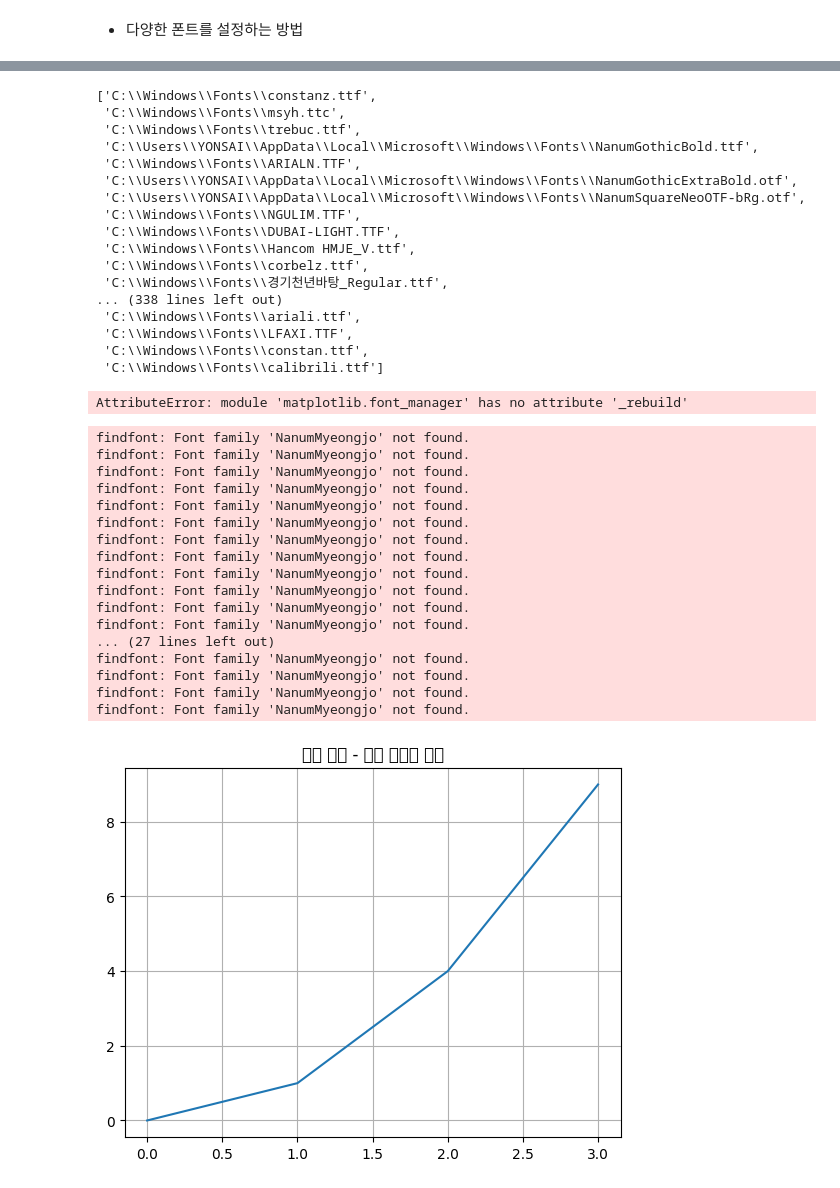
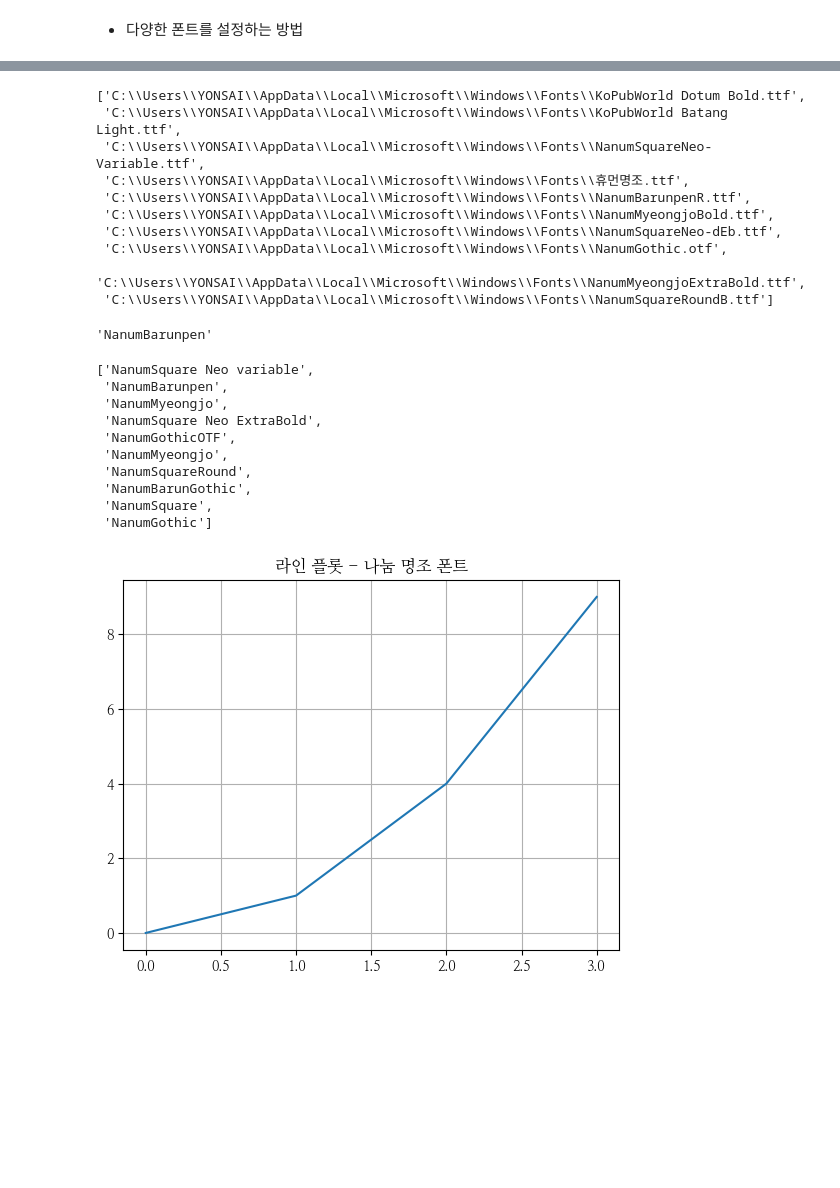
Before and after one commit to ckiekim/DataAnalysis_Lecture-2023.04, a Jupyter notebook: 03.시각화/01.한글(VSCode).ipynb, the cells around one changed output, grey strips where cells are left out. Drawn from its saved outputs; the diff is of its cells as text; code cells hidden in the pictures; blank space fills up the shorter version.

```diff
--- a/03.시각화/01.한글(VSCode).ipynb
+++ b/03.시각화/01.한글(VSCode).ipynb
@@ -41,26 +45,31 @@ AttributeError: module 'matplotlib.font_manager' has no attribute '_rebuild'
 # %%
-font_list
+font_list[:10]
 # %% [output]
-['C:\\Windows\\Fonts\\constanz.ttf',
- 'C:\\Windows\\Fonts\\msyh.ttc',
- 'C:\\Windows\\Fonts\\trebuc.ttf',
- 'C:\\Users\\YONSAI\\AppData\\Local\\Microsoft\\Windows\\Fonts\\NanumGothicBold.ttf',
- 'C:\\Windows\\Fonts\\ARIALN.TTF',
- 'C:\\Users\\YONSAI\\AppData\\Local\\Microsoft\\Windows\\Fonts\\NanumGothicExtraBold.otf',
- 'C:\\Users\\YONSAI\\AppData\\Local\\Microsoft\\Windows\\Fonts\\NanumSquareNeoOTF-bRg.otf',
- 'C:\\Windows\\Fonts\\NGULIM.TTF',
- 'C:\\Windows\\Fonts\\DUBAI-LIGHT.TTF',
- 'C:\\Windows\\Fonts\\Hancom HMJE_V.ttf',
- 'C:\\Windows\\Fonts\\corbelz.ttf',
- 'C:\\Windows\\Fonts\\경기천년바탕_Regular.ttf',
-... (338 lines left out)
- 'C:\\Windows\\Fonts\\ariali.ttf',
- 'C:\\Windows\\Fonts\\LFAXI.TTF',
- 'C:\\Windows\\Fonts\\constan.ttf',
- 'C:\\Windows\\Fonts\\calibrili.ttf']
+['C:\\Users\\YONSAI\\AppData\\Local\\Microsoft\\Windows\\Fonts\\KoPubWorld Dotum Bold.ttf',
+ 'C:\\Users\\YONSAI\\AppData\\Local\\Microsoft\\Windows\\Fonts\\KoPubWorld Batang Light.ttf',
+ 'C:\\Users\\YONSAI\\AppData\\Local\\Microsoft\\Windows\\Fonts\\NanumSquareNeo-Variable.ttf',
+ 'C:\\Users\\YONSAI\\AppData\\Local\\Microsoft\\Windows\\Fonts\\휴먼명조.ttf',
+ 'C:\\Users\\YONSAI\\AppData\\Local\\Microsoft\\Windows\\Fonts\\NanumBarunpenR.ttf',
+ 'C:\\Users\\YONSAI\\AppData\\Local\\Microsoft\\Windows\\Fonts\\NanumMyeongjoBold.ttf',
+ 'C:\\Users\\YONSAI\\AppData\\Local\\Microsoft\\Windows\\Fonts\\NanumSquareNeo-dEb.ttf',
+ 'C:\\Users\\YONSAI\\AppData\\Local\\Microsoft\\Windows\\Fonts\\NanumGothic.otf',
+ 'C:\\Users\\YONSAI\\AppData\\Local\\Microsoft\\Windows\\Fonts\\NanumMyeongjoExtraBold.ttf',
+ 'C:\\Users\\YONSAI\\AppData\\Local\\Microsoft\\Windows\\Fonts\\NanumSquareRoundB.ttf']
+# %%
+f = fm.FontProperties(fname='C:\\Users\\YONSAI\\AppData\\Local\\Microsoft\\Windows\\Fonts\\NanumBarunpenR.ttf')
+f.get_name()
+# %% [output]
+'NanumBarunpen'
 # %%
-import matplotlib.font_manager as fm
-font_list = fm.findSystemFonts(fontpaths=None, fontext='ttf')
-[fm.FontProperties(fname=font).get_name() for font in font_list if 'Nanum' in font]
+[fm.FontProperties(fname=font).get_name() for font in font_list if 'Nanum' in font][:10]
 # %% [output]
-AttributeError: module 'matplotlib.font_manager' has no attribute '_rebuild'
+['NanumSquare Neo variable',
+ 'NanumBarunpen',
+ 'NanumMyeongjo',
+ 'NanumSquare Neo ExtraBold',
+ 'NanumGothicOTF',
+ 'NanumMyeongjo',
+ 'NanumSquareRound',
+ 'NanumBarunGothic',
+ 'NanumSquare',
+ 'NanumGothic']
@@ -67,26 +78,8 @@ AttributeError: module 'matplotlib.font_manager' has no attribute '_rebuild'
 # %%
-#plt.rcParams['font.family'] = 'NanumMyeongjo'
-plt.rc('font', family='NanumMyeongjo')
+plt.rcParams['font.family'] = 'NanumMyeongjo'
 plt.plot([0,1,2,3], [0,1,4,9])      # X, Y
-plt.title('라인 플롯 - 나눔 스퀘어 폰트')
+plt.title('라인 플롯 - 나눔 명조 폰트')
 plt.grid()                          # 격자선
 plt.show()
 # %% [output]
-findfont: Font family 'NanumMyeongjo' not found.
-findfont: Font family 'NanumMyeongjo' not found.
-findfont: Font family 'NanumMyeongjo' not found.
-findfont: Font family 'NanumMyeongjo' not found.
-findfont: Font family 'NanumMyeongjo' not found.
-findfont: Font family 'NanumMyeongjo' not found.
-findfont: Font family 'NanumMyeongjo' not found.
-findfont: Font family 'NanumMyeongjo' not found.
-findfont: Font family 'NanumMyeongjo' not found.
-findfont: Font family 'NanumMyeongjo' not found.
-findfont: Font family 'NanumMyeongjo' not found.
-findfont: Font family 'NanumMyeongjo' not found.
-... (27 lines left out)
-findfont: Font family 'NanumMyeongjo' not found.
-findfont: Font family 'NanumMyeongjo' not found.
-findfont: Font family 'NanumMyeongjo' not found.
-findfont: Font family 'NanumMyeongjo' not found.
-[figure, old version]
+[figure, new version]
```
Also changed, not shown: parts of 4 cells of this notebook, 1 other file.
